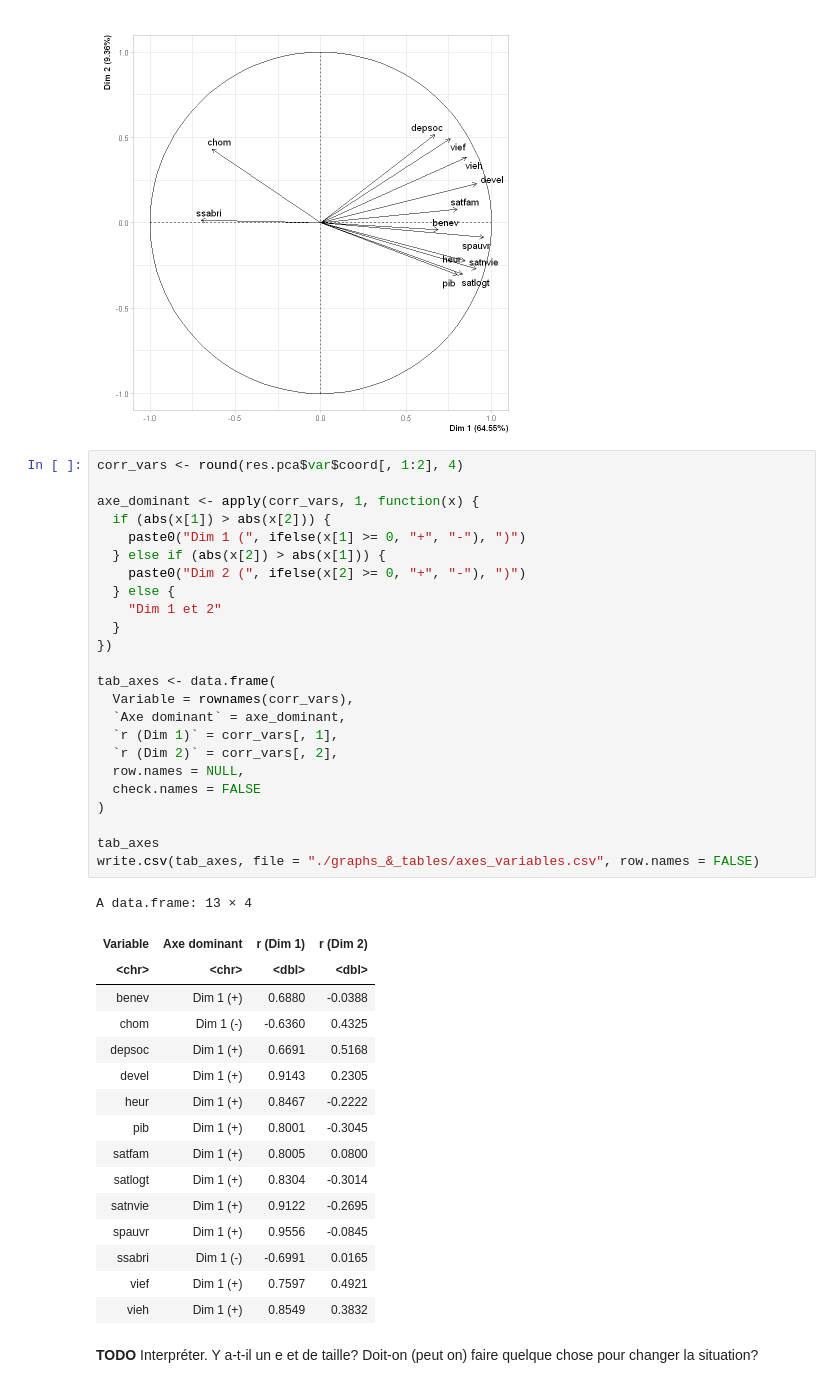
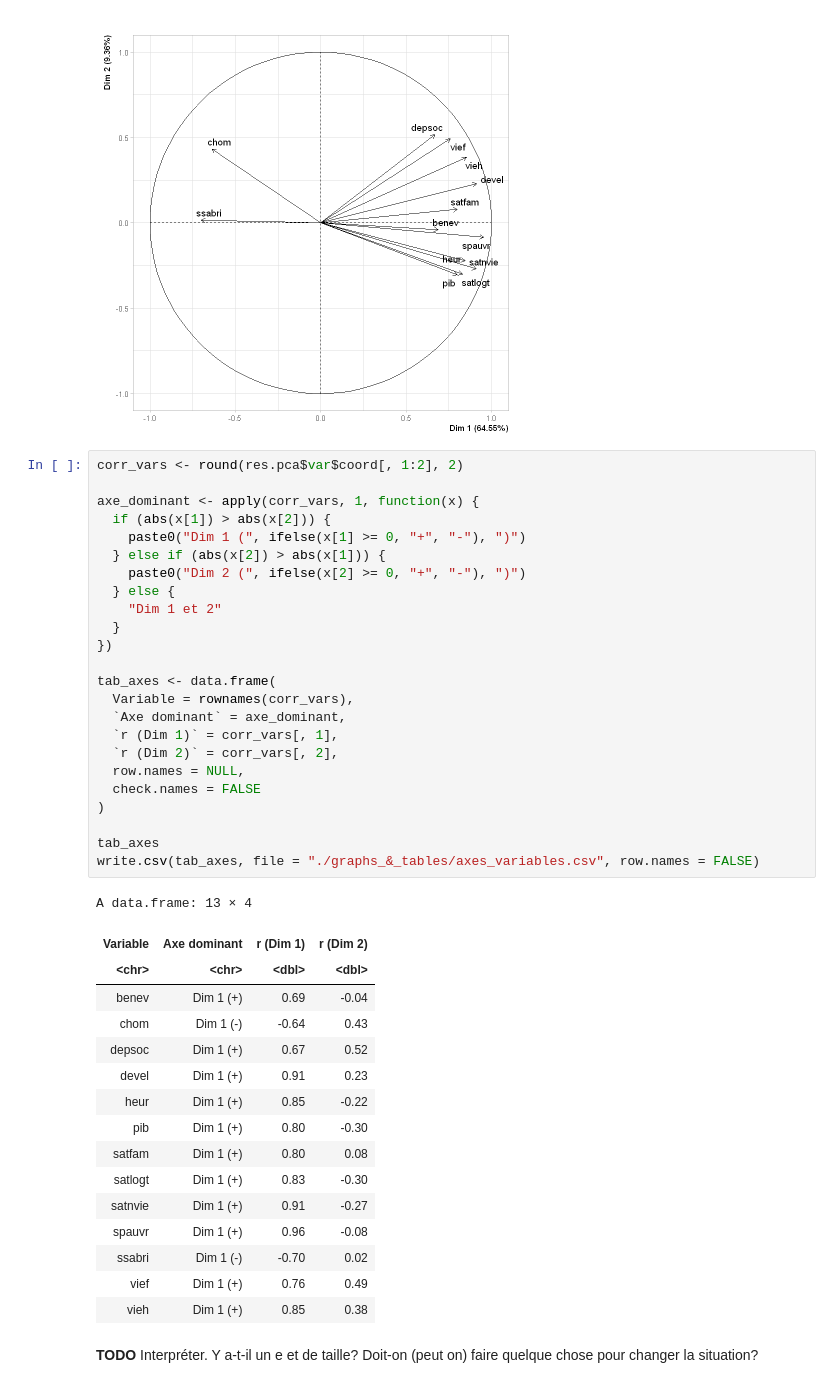
Before and after one commit to pau-anto/MathsForR, a Jupyter notebook: acp/europe_data.ipynb, the cells around one changed output. Cells and saved outputs as stored; diff of their text form.

```diff
--- a/acp/europe_data.ipynb
+++ b/acp/europe_data.ipynb
@@ -290,46 +293,46 @@ pdf
   2
 [figure]
 # %%
-corr_vars <- round(res.pca$var$coord[, 1:2], 4)
+corr_vars <- round(res.pca$var$coord[, 1:2], 2)
 
 axe_dominant <- apply(corr_vars, 1, function(x) {
   if (abs(x[1]) > abs(x[2])) {
     paste0("Dim 1 (", ifelse(x[1] >= 0, "+", "-"), ")")
   } else if (abs(x[2]) > abs(x[1])) {
     paste0("Dim 2 (", ifelse(x[2] >= 0, "+", "-"), ")")
   } else {
     "Dim 1 et 2"
   }
 })
 
 tab_axes <- data.frame(
   Variable = rownames(corr_vars),
   `Axe dominant` = axe_dominant,
   `r (Dim 1)` = corr_vars[, 1],
   `r (Dim 2)` = corr_vars[, 2],
   row.names = NULL,
   check.names = FALSE
 )
 
 tab_axes
 write.csv(tab_axes, file = "./graphs_&_tables/axes_variables.csv", row.names = FALSE)
 # %% [output]
 A data.frame: 13 × 4
 | Variable | Axe dominant | r (Dim 1) | r (Dim 2) |
 | <chr> | <chr> | <dbl> | <dbl> |
-| benev | Dim 1 (+) | 0.6880 | -0.0388 |
-| chom | Dim 1 (-) | -0.6360 | 0.4325 |
-| depsoc | Dim 1 (+) | 0.6691 | 0.5168 |
-| devel | Dim 1 (+) | 0.9143 | 0.2305 |
-| heur | Dim 1 (+) | 0.8467 | -0.2222 |
-| pib | Dim 1 (+) | 0.8001 | -0.3045 |
-| satfam | Dim 1 (+) | 0.8005 | 0.0800 |
-| satlogt | Dim 1 (+) | 0.8304 | -0.3014 |
-| satnvie | Dim 1 (+) | 0.9122 | -0.2695 |
-| spauvr | Dim 1 (+) | 0.9556 | -0.0845 |
-| ssabri | Dim 1 (-) | -0.6991 | 0.0165 |
-| vief | Dim 1 (+) | 0.7597 | 0.4921 |
-| vieh | Dim 1 (+) | 0.8549 | 0.3832 |
+| benev | Dim 1 (+) | 0.69 | -0.04 |
+| chom | Dim 1 (-) | -0.64 | 0.43 |
+| depsoc | Dim 1 (+) | 0.67 | 0.52 |
+| devel | Dim 1 (+) | 0.91 | 0.23 |
+| heur | Dim 1 (+) | 0.85 | -0.22 |
+| pib | Dim 1 (+) | 0.80 | -0.30 |
+| satfam | Dim 1 (+) | 0.80 | 0.08 |
+| satlogt | Dim 1 (+) | 0.83 | -0.30 |
+| satnvie | Dim 1 (+) | 0.91 | -0.27 |
+| spauvr | Dim 1 (+) | 0.96 | -0.08 |
+| ssabri | Dim 1 (-) | -0.70 | 0.02 |
+| vief | Dim 1 (+) | 0.76 | 0.49 |
+| vieh | Dim 1 (+) | 0.85 | 0.38 |
 # %% [markdown]
 **TODO**  Interpréter. Y a-t-il un e et de taille? Doit-on (peut
 on) faire quelque chose pour changer la situation?
```
Also changed, not shown: parts of 4 cells of this notebook, 4 other files.
